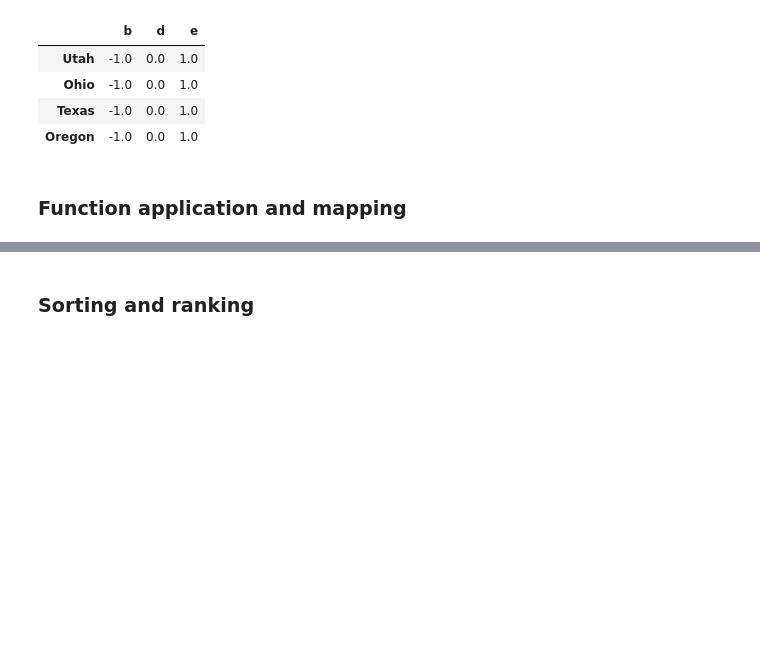
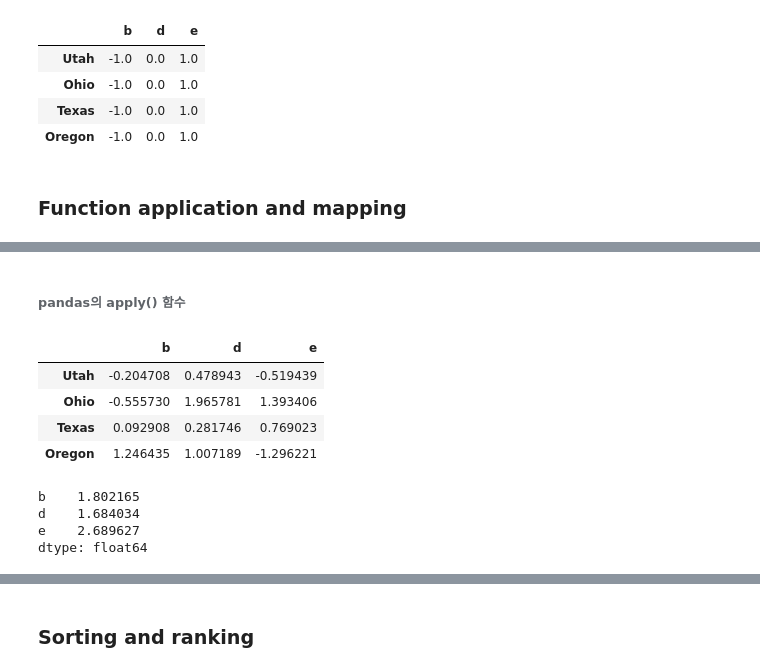
Before and after one commit to dongho0892/Python-Start, a Jupyter notebook: ch05.ipynb, the cells around one changed output, grey strips where cells are left out. Saved outputs shown, nothing was run; the diff lists cells and outputs as text; code cells hidden in the pictures; blank space fills up the shorter version.

```diff
--- a/ch05.ipynb
+++ b/ch05.ipynb
@@ -1093,0 +1108,18 @@ f = lambda x: x.max() - x.min()
+# %% [markdown]
+###### pandas의 apply() 함수
+# %%
+frame
+# %% [output]
+|  | b | d | e |
+| Utah | -0.204708 | 0.478943 | -0.519439 |
+| Ohio | -0.555730 | 1.965781 | 1.393406 |
+| Texas | 0.092908 | 0.281746 | 0.769023 |
+| Oregon | 1.246435 | 1.007189 | -1.296221 |
+# %%
+frame.apply(f)    # 위의 데이터프레임이 함수 f를 적용시킨다  #  로우 기준! 컬럼명이 나옴.
+                  # 원소 3개짜리 시리즈가 되었다.
+# %% [output]
+b    1.802165
+d    1.684034
+e    2.689627
+dtype: float64
```
Also changed, not shown: parts of 24 cells of this notebook.
